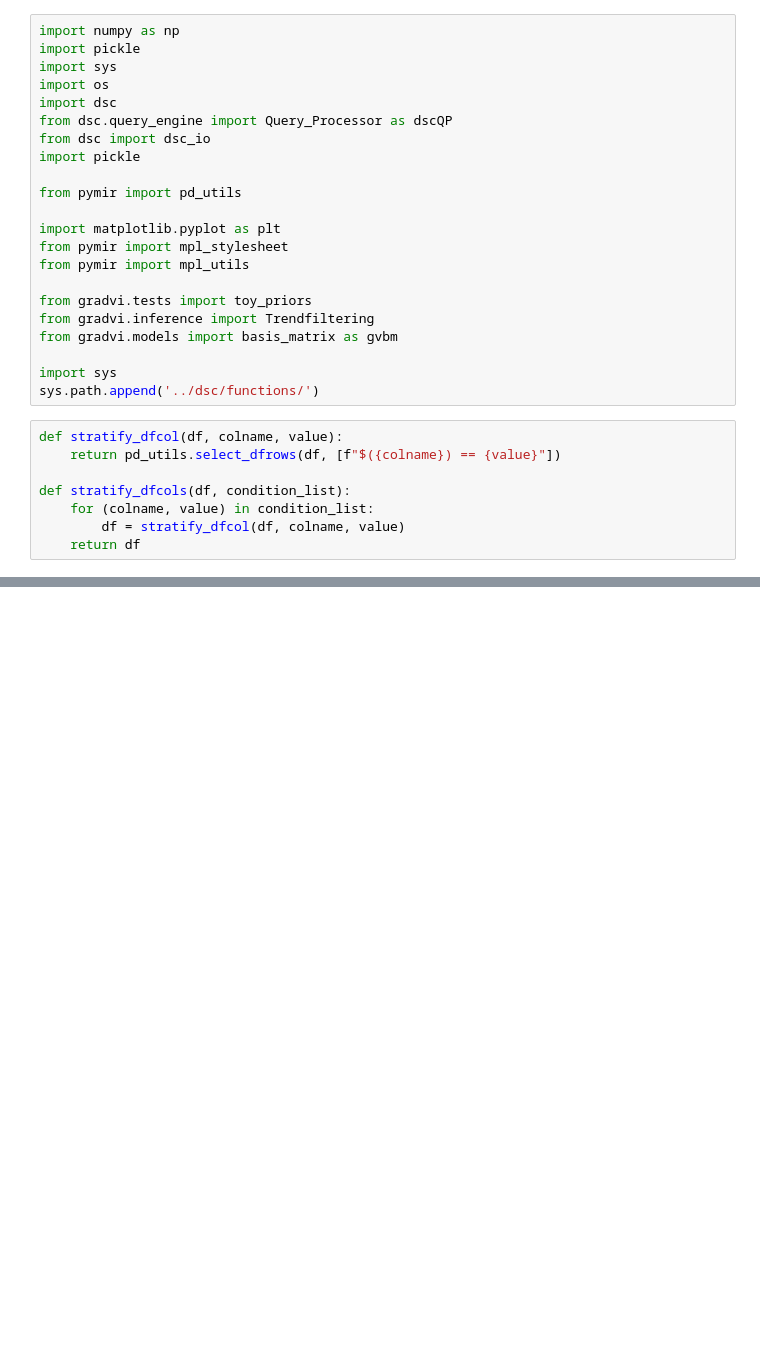
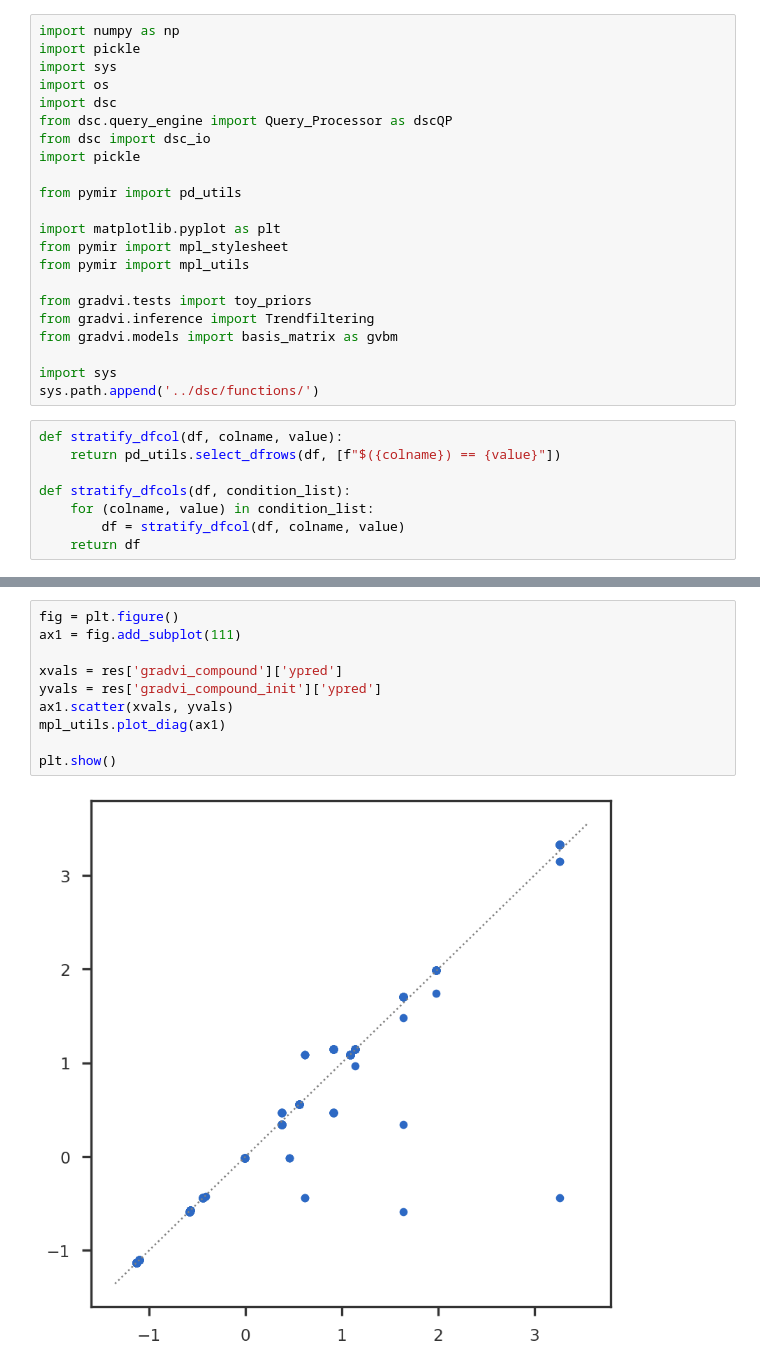
Before and after one commit to banskt/gradvi-experiments, a Jupyter notebook: analysis/dsc_output_trendfiltering.ipynb, the cells around one changed output, grey strips where cells are left out. Saved outputs shown, nothing was run; the diff lists cells and outputs as text; blank space fills up the shorter version.

```diff
--- a/analysis/dsc_output_trendfiltering.ipynb
+++ b/analysis/dsc_output_trendfiltering.ipynb
@@ -112,0 +130,12 @@ plt.show()
+# %%
+fig = plt.figure()
+ax1 = fig.add_subplot(111)
+
+xvals = res['gradvi_compound']['ypred']
+yvals = res['gradvi_compound_init']['ypred']
+ax1.scatter(xvals, yvals)
+mpl_utils.plot_diag(ax1)
+
+plt.show()
+# %% [output]
+[figure, added]
```
Also changed, not shown: parts of 12 cells of this notebook, 6 other files.
